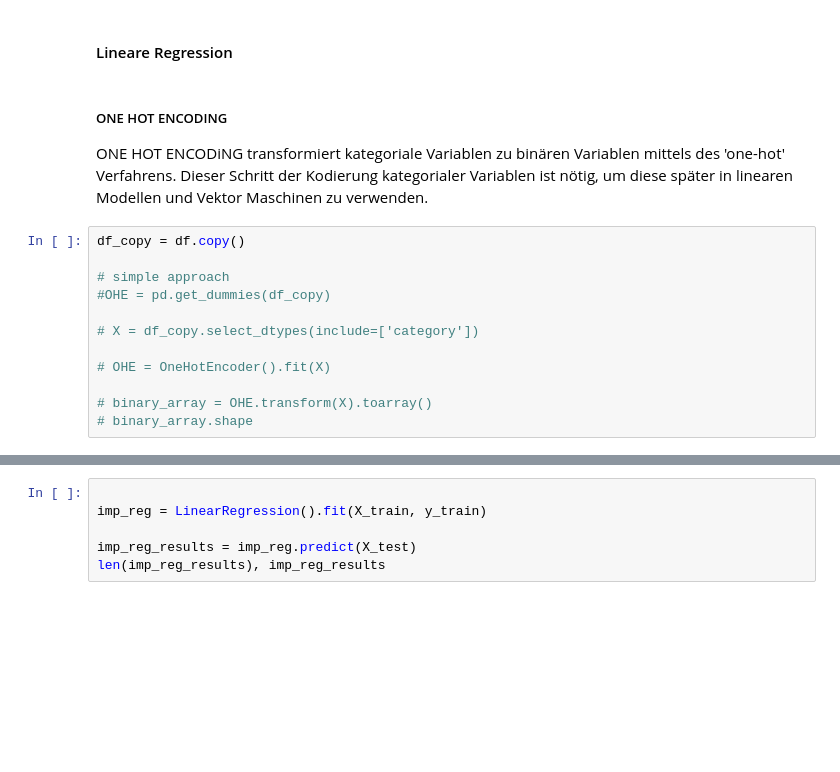
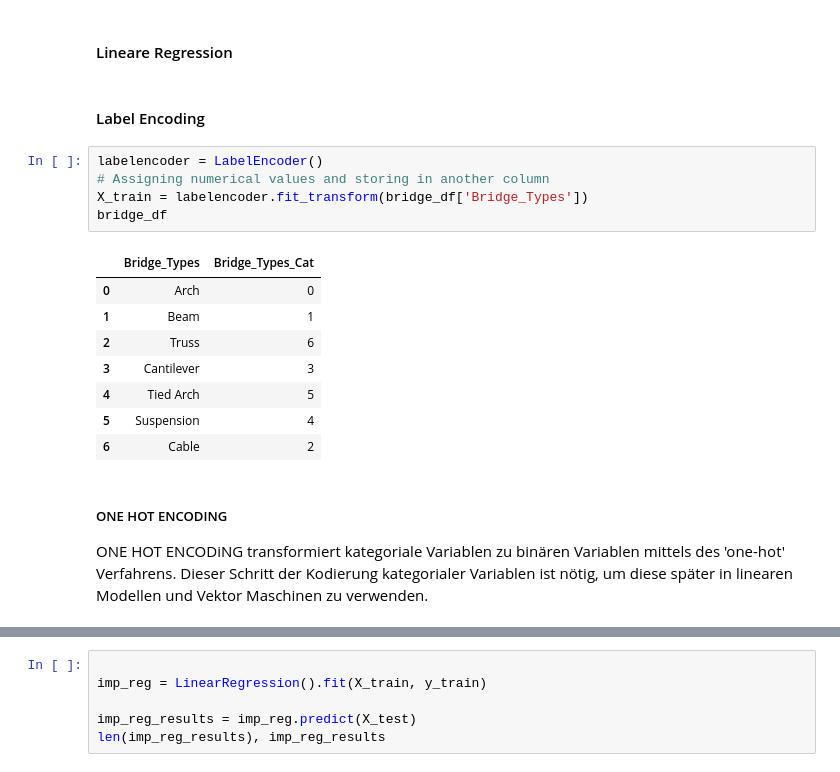
Before and after one commit to tlex-web/data_analysis_crisp_dm, a Jupyter notebook: data_preparation.ipynb, the cells around one changed output, grey strips where cells are left out. Drawn from its saved outputs; the diff is of its cells as text; blank space fills up the shorter version.

```diff
--- a/data_preparation.ipynb
+++ b/data_preparation.ipynb
@@ -454,20 +494,24 @@ fig.show()
 #### Lineare Regression
 # %% [markdown]
 #### Lineare Regression
+# %% [markdown]
+#### Label Encoding
+# %%
+labelencoder = LabelEncoder()
+# Assigning numerical values and storing in another column
+X_train = labelencoder.fit_transform(bridge_df['Bridge_Types'])
+bridge_df
+# %% [output]
+|  | Bridge_Types | Bridge_Types_Cat |
+| 0 | Arch | 0 |
+| 1 | Beam | 1 |
+| 2 | Truss | 6 |
+| 3 | Cantilever | 3 |
+| 4 | Tied Arch | 5 |
+| 5 | Suspension | 4 |
+| 6 | Cable | 2 |
 # %% [markdown]
 ##### ONE HOT ENCODING
 
 ONE HOT ENCODiNG transformiert kategoriale Variablen zu binären Variablen mittels des 'one-hot' Verfahrens.
 Dieser Schritt der Kodierung kategorialer Variablen ist nötig, um diese später in linearen Modellen und Vektor Maschinen zu verwenden.
-# %%
-df_copy = df.copy()
-
-# simple approach
-#OHE = pd.get_dummies(df_copy)
-
-# X = df_copy.select_dtypes(include=['category'])
-
-# OHE = OneHotEncoder().fit(X)
-
-# binary_array = OHE.transform(X).toarray()
-# binary_array.shape
```
Also changed, not shown: parts of 14 cells of this notebook, 2 other files.
